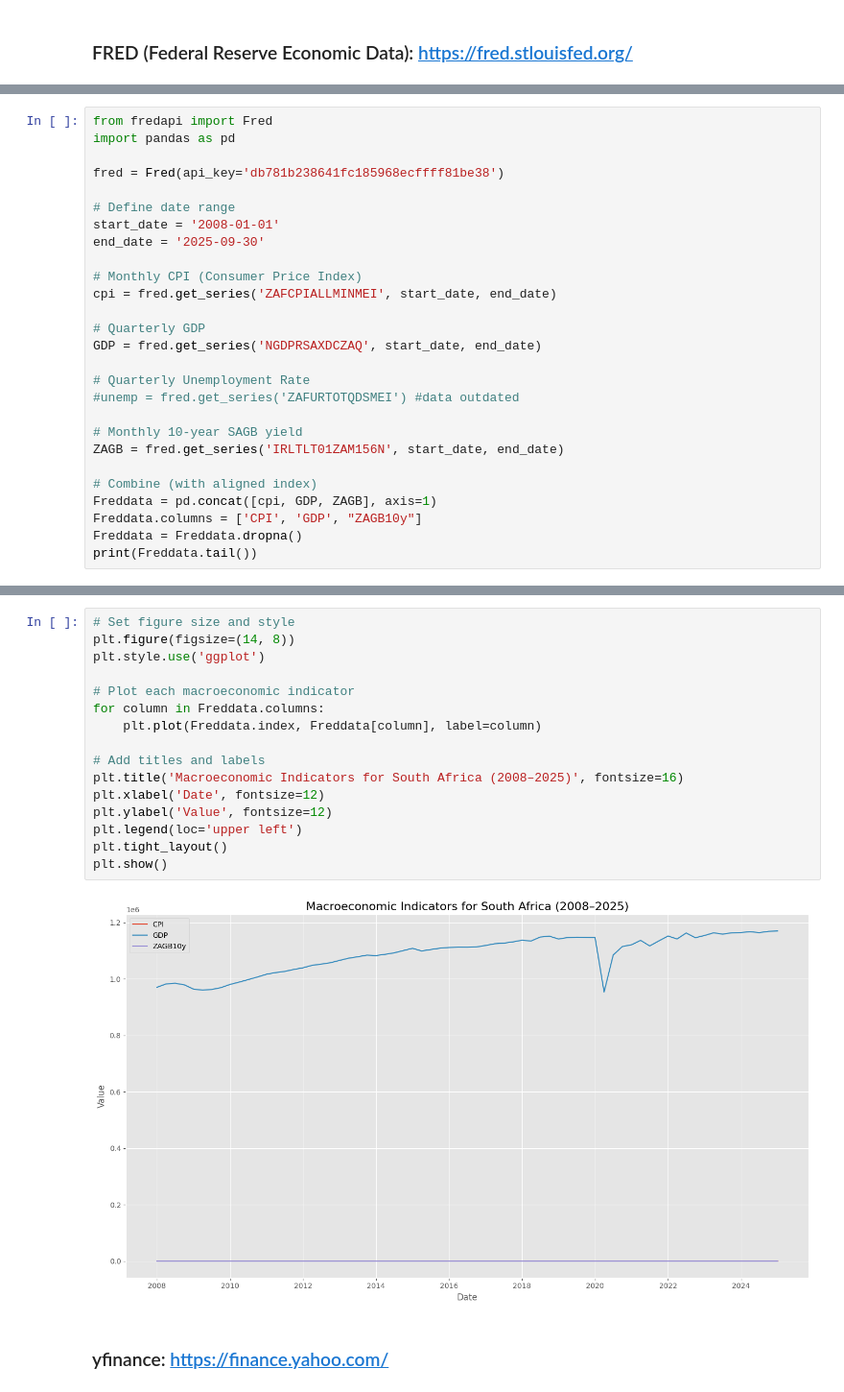
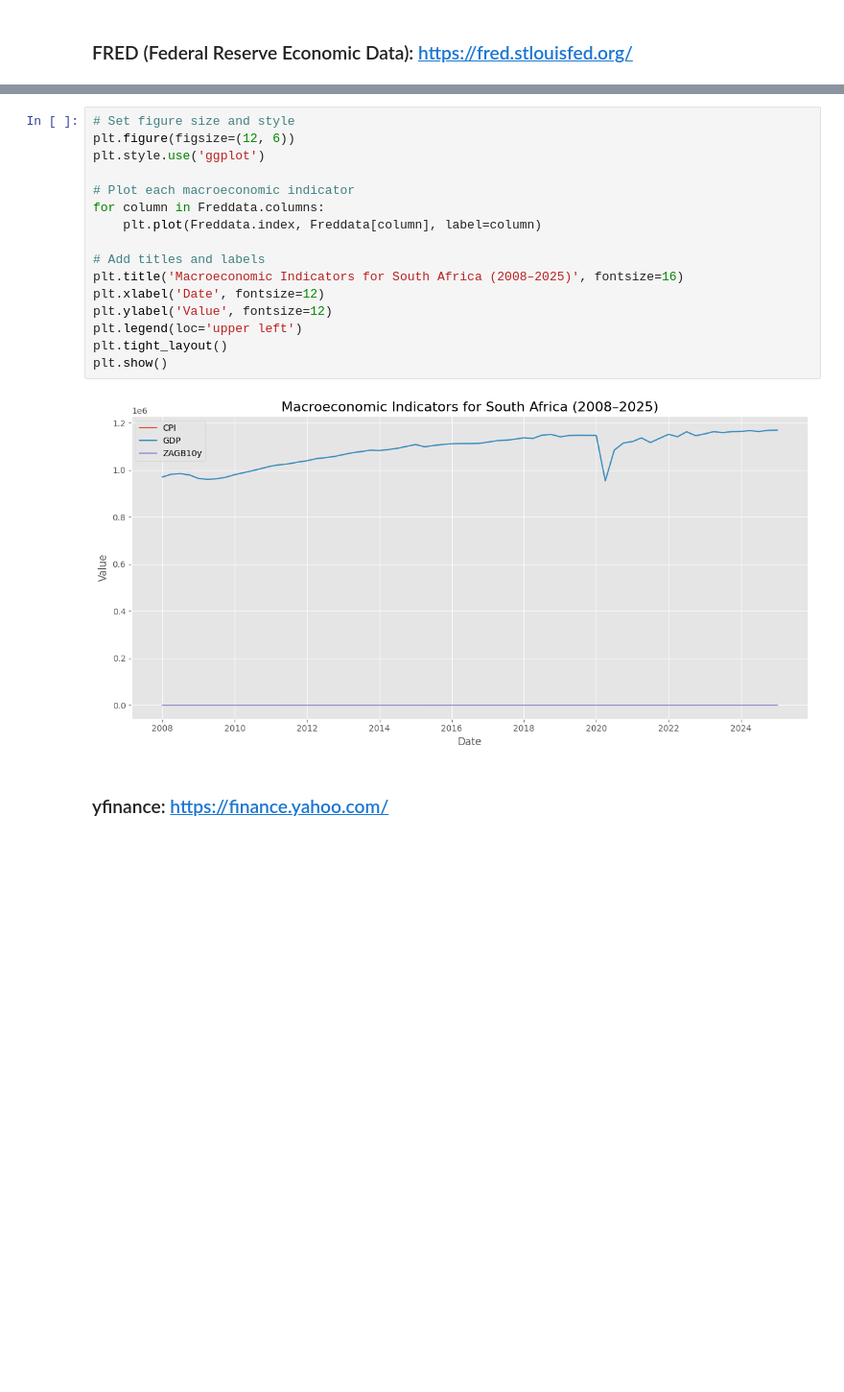
Before and after one commit to MATHONSIMM/Capstone-Project-Group-11192, a Jupyter notebook: Capstone_Project_Group_11192.ipynb, the cells around one changed output, grey strips where cells are left out. Shown: that part at 96% size. Saved outputs shown, nothing was run; the diff lists cells and outputs as text; blank space fills up the shorter version.

```diff
--- a/Capstone_Project_Group_11192.ipynb
+++ b/Capstone_Project_Group_11192.ipynb
@@ -121,27 +129,0 @@ print(Freddata.tail())
-# %%
-from fredapi import Fred
-import pandas as pd
-
-fred = Fred(api_key='db781b238641fc185968ecffff81be38')
-
-# Define date range
-start_date = '2008-01-01'
-end_date = '2025-09-30'
-
-# Monthly CPI (Consumer Price Index)
-cpi = fred.get_series('ZAFCPIALLMINMEI', start_date, end_date)
-
-# Quarterly GDP
-GDP = fred.get_series('NGDPRSAXDCZAQ', start_date, end_date)
-
-# Quarterly Unemployment Rate
-#unemp = fred.get_series('ZAFURTOTQDSMEI') #data outdated
-
-# Monthly 10-year SAGB yield
-ZAGB = fred.get_series('IRLTLT01ZAM156N', start_date, end_date)
-
-# Combine (with aligned index)
-Freddata = pd.concat([cpi, GDP, ZAGB], axis=1)
-Freddata.columns = ['CPI', 'GDP', "ZAGB10y"]
-Freddata = Freddata.dropna()
-print(Freddata.tail())
@@ -155,21 +130,21 @@ print(Freddata.tail())
 # %%
 # Set figure size and style
-plt.figure(figsize=(14, 8))
+plt.figure(figsize=(12, 6))
 plt.style.use('ggplot')
 
 # Plot each macroeconomic indicator
 for column in Freddata.columns:
     plt.plot(Freddata.index, Freddata[column], label=column)
 
 # Add titles and labels
 plt.title('Macroeconomic Indicators for South Africa (2008–2025)', fontsize=16)
 plt.xlabel('Date', fontsize=12)
 plt.ylabel('Value', fontsize=12)
 plt.legend(loc='upper left')
 plt.tight_layout()
 plt.show()
 # %% [output]
-[figure, old version]
+[figure, new version]
 # %% [markdown]
 ### yfinance: https://finance.yahoo.com/
 # %%
```
Also changed, not shown: parts of 5 cells of this notebook.
